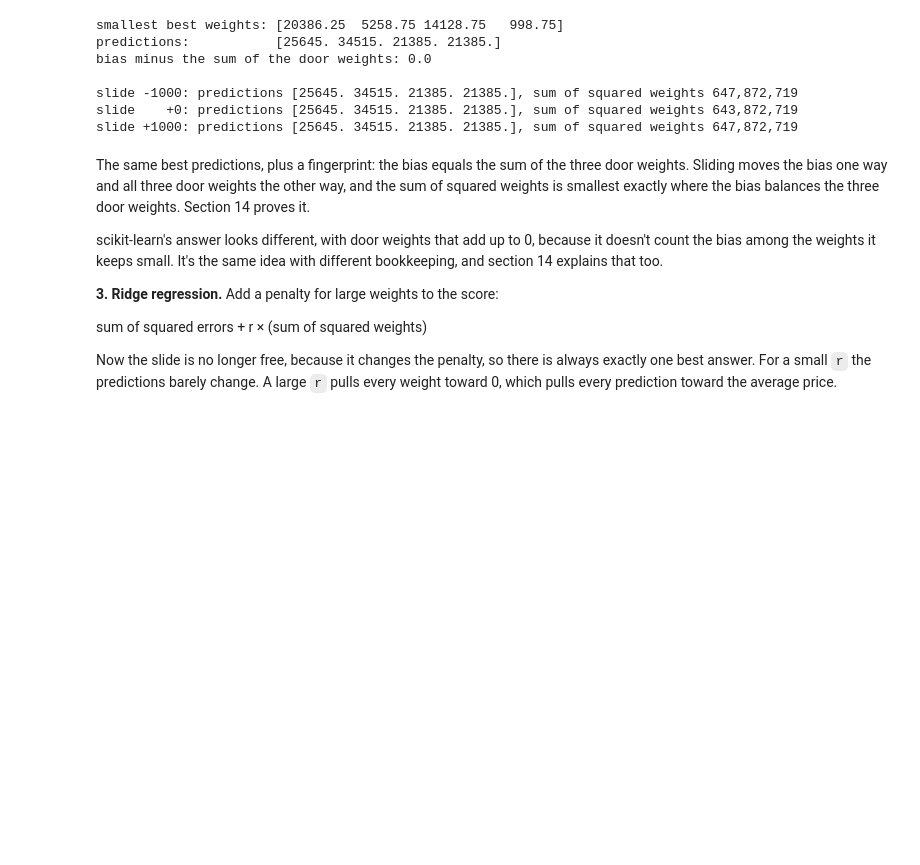
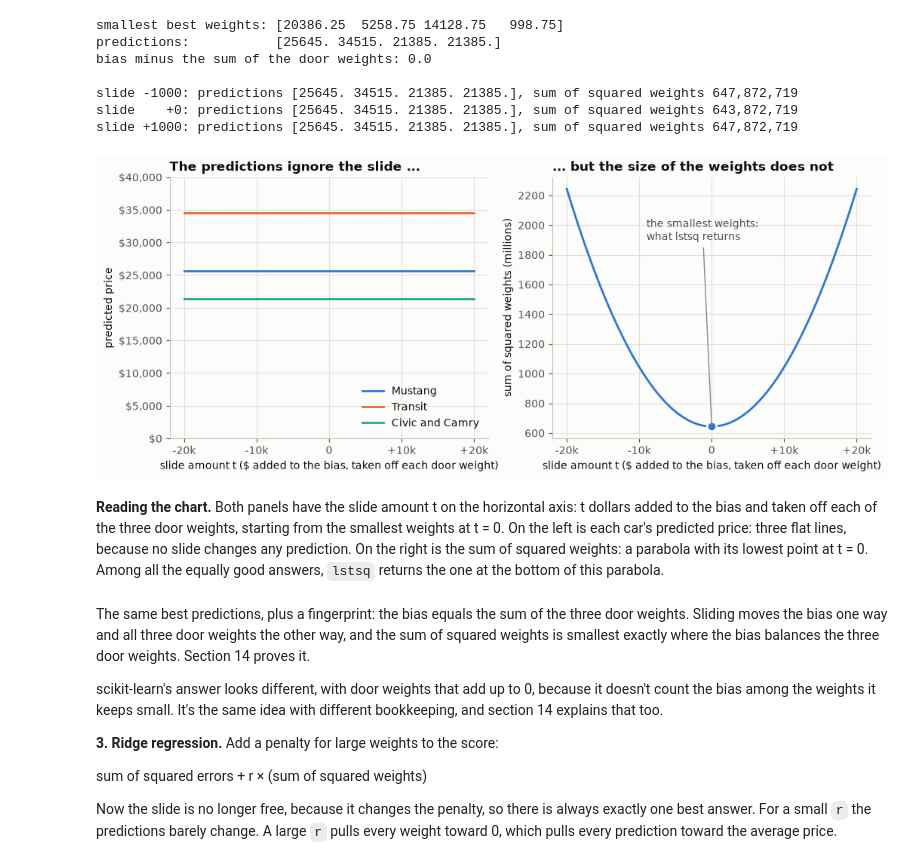
Before and after one commit to s110m/car-price-prediction, a Jupyter notebook: car-price-prediction-math.ipynb, the cells around one changed output. Saved outputs shown, nothing was run; the diff lists cells and outputs as text; code cells hidden in the pictures; blank space fills up the shorter version.

```diff
--- a/car-price-prediction-math.ipynb
+++ b/car-price-prediction-math.ipynb
@@ -317,6 +391,35 @@ bias minus the sum of the door weights: 0.0
 slide -1000: predictions [25645. 34515. 21385. 21385.], sum of squared weights 647,872,719
 slide    +0: predictions [25645. 34515. 21385. 21385.], sum of squared weights 643,872,719
 slide +1000: predictions [25645. 34515. 21385. 21385.], sum of squared weights 647,872,719
+# %%
+t_values = np.linspace(-20000, 20000, 201)
+slid = np.array([w_small + t * slide for t in t_values])     # one row of weights per slide amount
+
+fig, (left, right) = plt.subplots(1, 2, figsize=(12, 4.5))
+for row, label, color in [(0, 'Mustang', BLUE), (1, 'Transit', ORANGE), (2, 'Civic and Camry', GREEN)]:
+    left.plot(t_values, slid @ D[row], color=color, label=label)
+left.set_title('The predictions ignore the slide ...')
+left.set_xlabel('slide amount t ($ added to the bias, taken off each door weight)')
+left.set_ylabel('predicted price')
+left.yaxis.set_major_formatter(lambda value, _: f'${value:,.0f}')
+left.set_ylim(0, 40000)
+left.legend(loc='lower right')
+for ax in (left, right):
+    ax.set_xticks([-20000, -10000, 0, 10000, 20000])
+    ax.xaxis.set_major_formatter(lambda value, _: f'{value / 1000:+,.0f}k' if value else '0')
+
+right.plot(t_values, (slid ** 2).sum(axis=1) / 1e6, color=BLUE)
+right.plot(0, (w_small ** 2).sum() / 1e6, 'o', color=BLUE, markersize=9, markeredgecolor=BACKGROUND, markeredgewidth=2)
+right.annotate('the smallest weights:\nwhat lstsq returns', xy=(0, (w_small ** 2).sum() / 1e6), xytext=(-9000, 1900),
+               arrowprops=dict(arrowstyle='-', color=GREY), color='#52514e')
+right.set_title('... but the size of the weights does not')
+right.set_xlabel('slide amount t ($ added to the bias, taken off each door weight)')
+right.set_ylabel('sum of squared weights (millions)')
+plt.show()
+# %% [output]
+[figure, added]
+# %% [markdown]
+**Reading the chart.** Both panels have the slide amount t on the horizontal axis: t dollars added to the bias and taken off each of the three door weights, starting from the smallest weights at t = 0. On the left is each car's predicted price: three flat lines, because no slide changes any prediction. On the right is the sum of squared weights: a parabola with its lowest point at t = 0. Among all the equally good answers, `lstsq` returns the one at the bottom of this parabola.
 # %% [markdown]
 The same best predictions, plus a fingerprint: the bias equals the sum of the three door weights. Sliding moves the bias one way and all three door weights the other way, and the sum of squared weights is smallest exactly where the bias balances the three door weights. Section 14 proves it.
 
```
Also changed, not shown: parts of 19 cells of this notebook, 3 other files.
